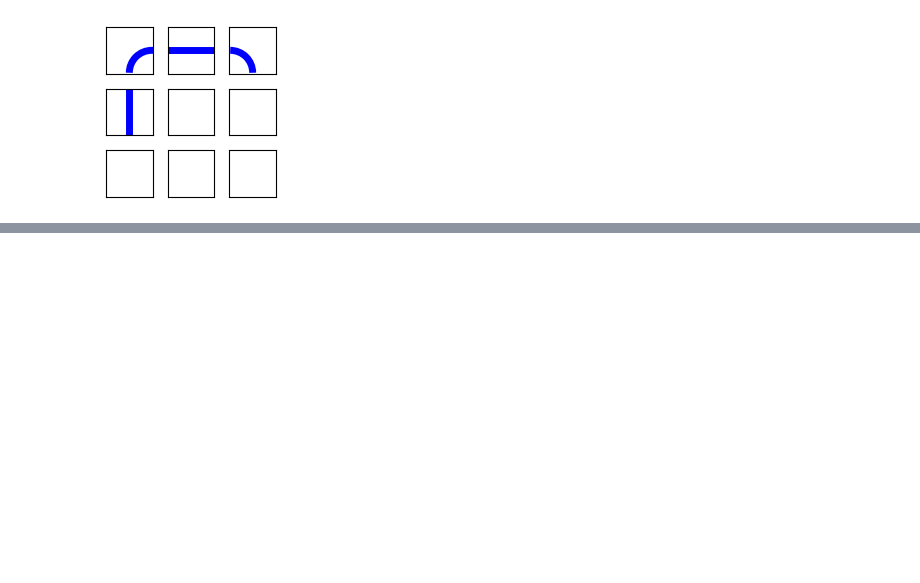
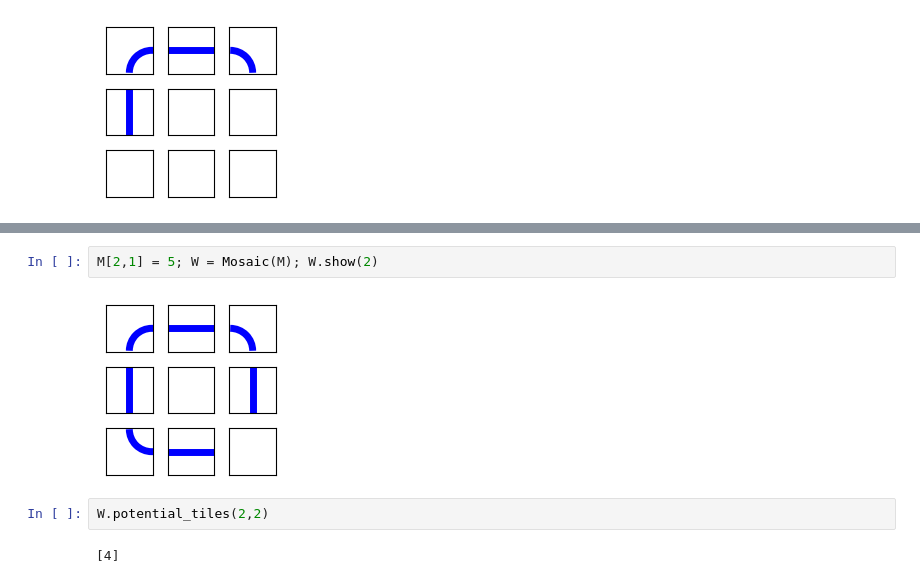
Before and after one commit to andrew-tawfeek/wild_knots, a Jupyter notebook: Random_Testing.ipynb, the cells around one changed output, grey strips where cells are left out. Drawn from its saved outputs; the diff is of its cells as text; blank space fills up the shorter version.

```diff
--- a/Random_Testing.ipynb
+++ b/Random_Testing.ipynb
@@ -73,0 +81,8 @@ W.potential_tiles(1,2)
+# %%
+M[2,1] = 5; W = Mosaic(M); W.show(2)
+# %% [output]
+[figure, added]
+# %%
+W.potential_tiles(2,2)
+# %% [output]
+[4]
```
Also changed, not shown: parts of 12 cells of this notebook, 1 other file.
